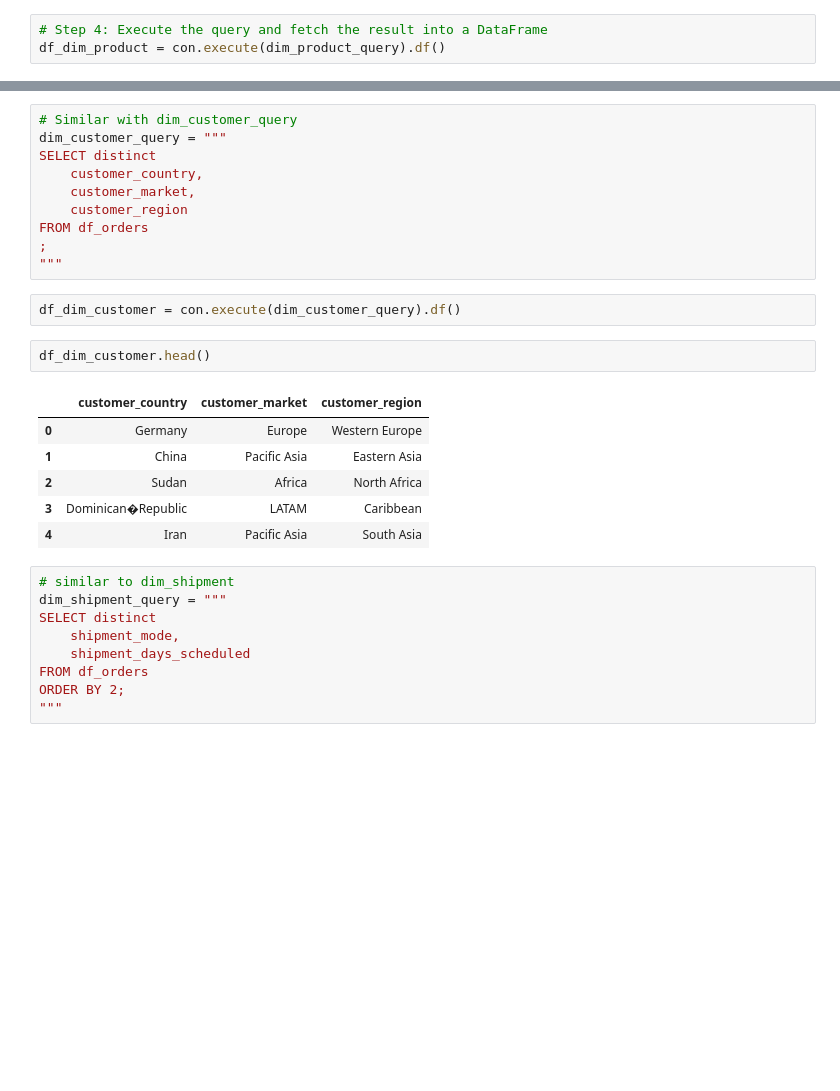
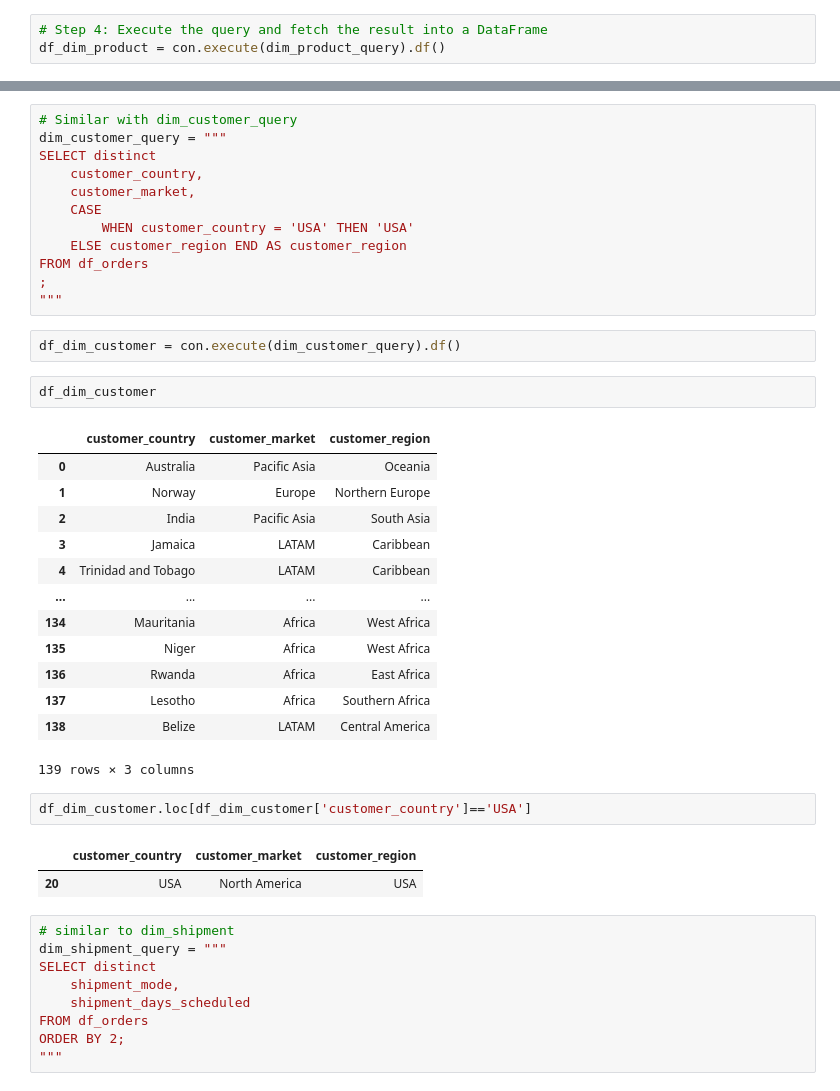
Before and after one commit to MarkPhamm/Supply-Chain-Analytic, a Jupyter notebook: notebooks/dim_modelling.ipynb, the cells around one changed output, grey strips where cells are left out. Saved outputs shown, nothing was run; the diff lists cells and outputs as text; blank space fills up the shorter version.

```diff
--- a/notebooks/dim_modelling.ipynb
+++ b/notebooks/dim_modelling.ipynb
@@ -134,21 +134,35 @@ dim_customer_query = """
 SELECT distinct
     customer_country,
     customer_market,
-    customer_region
+    CASE
+        WHEN customer_country = 'USA' THEN 'USA'
+    ELSE customer_region END AS customer_region
 FROM df_orders
 ;
 """
 # %%
 df_dim_customer = con.execute(dim_customer_query).df()
 # %%
-df_dim_customer.head()
+df_dim_customer
 # %% [output]
 |  | customer_country | customer_market | customer_region |
-| 0 | Germany | Europe | Western Europe |
-| 1 | China | Pacific Asia | Eastern Asia |
-| 2 | Sudan | Africa | North Africa |
-| 3 | Dominican�Republic | LATAM | Caribbean |
-| 4 | Iran | Pacific Asia | South Asia |
+| 0 | Australia | Pacific Asia | Oceania |
+| 1 | Norway | Europe | Northern Europe |
+| 2 | India | Pacific Asia | South Asia |
+| 3 | Jamaica | LATAM | Caribbean |
+| 4 | Trinidad and Tobago | LATAM | Caribbean |
+| ... | ... | ... | ... |
+| 134 | Mauritania | Africa | West Africa |
+| 135 | Niger | Africa | West Africa |
+| 136 | Rwanda | Africa | East Africa |
+| 137 | Lesotho | Africa | Southern Africa |
+| 138 | Belize | LATAM | Central America |
+139 rows × 3 columns
+# %%
+df_dim_customer.loc[df_dim_customer['customer_country']=='USA']
+# %% [output]
+|  | customer_country | customer_market | customer_region |
+| 20 | USA | North America | USA |
 # %%
 # similar to dim_shipment
 dim_shipment_query = """
```
Also changed, not shown: parts of 10 cells of this notebook, 2 other files.
